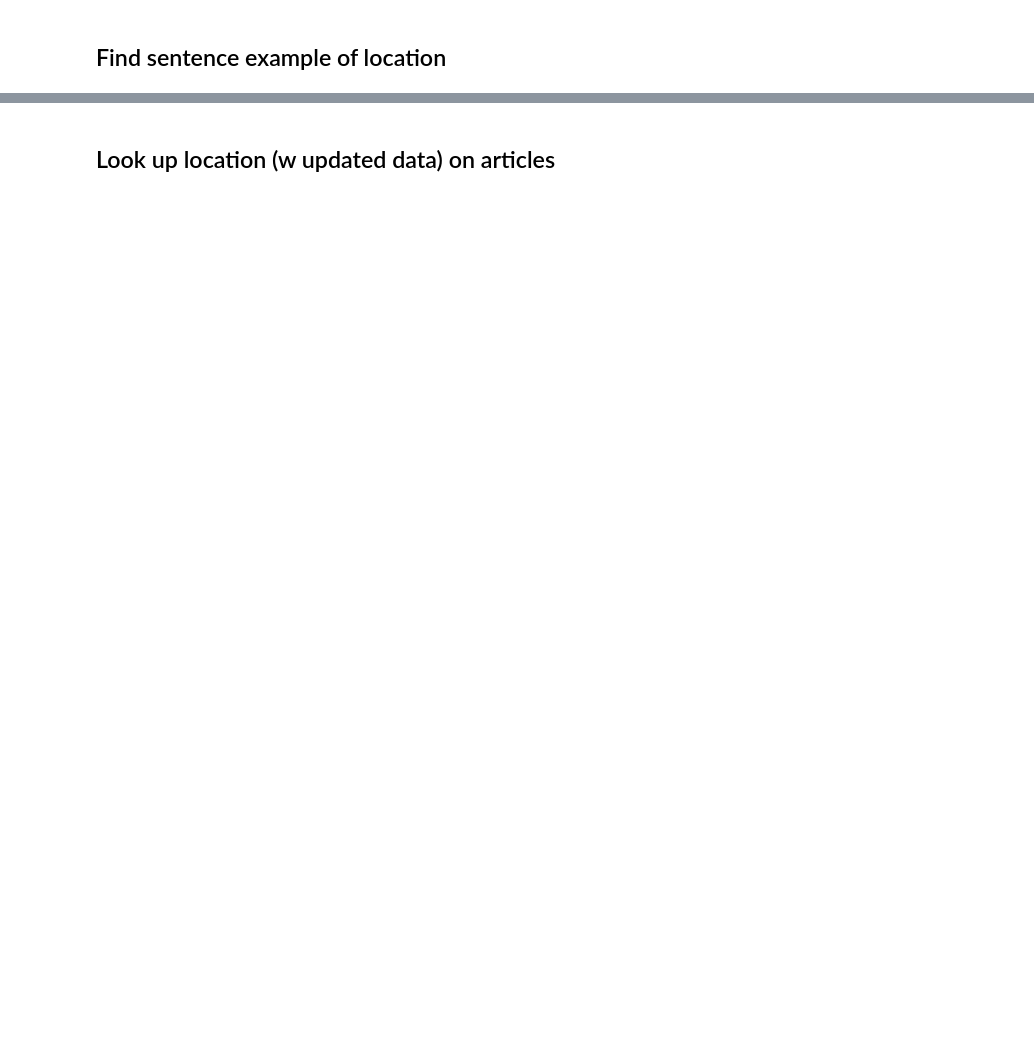
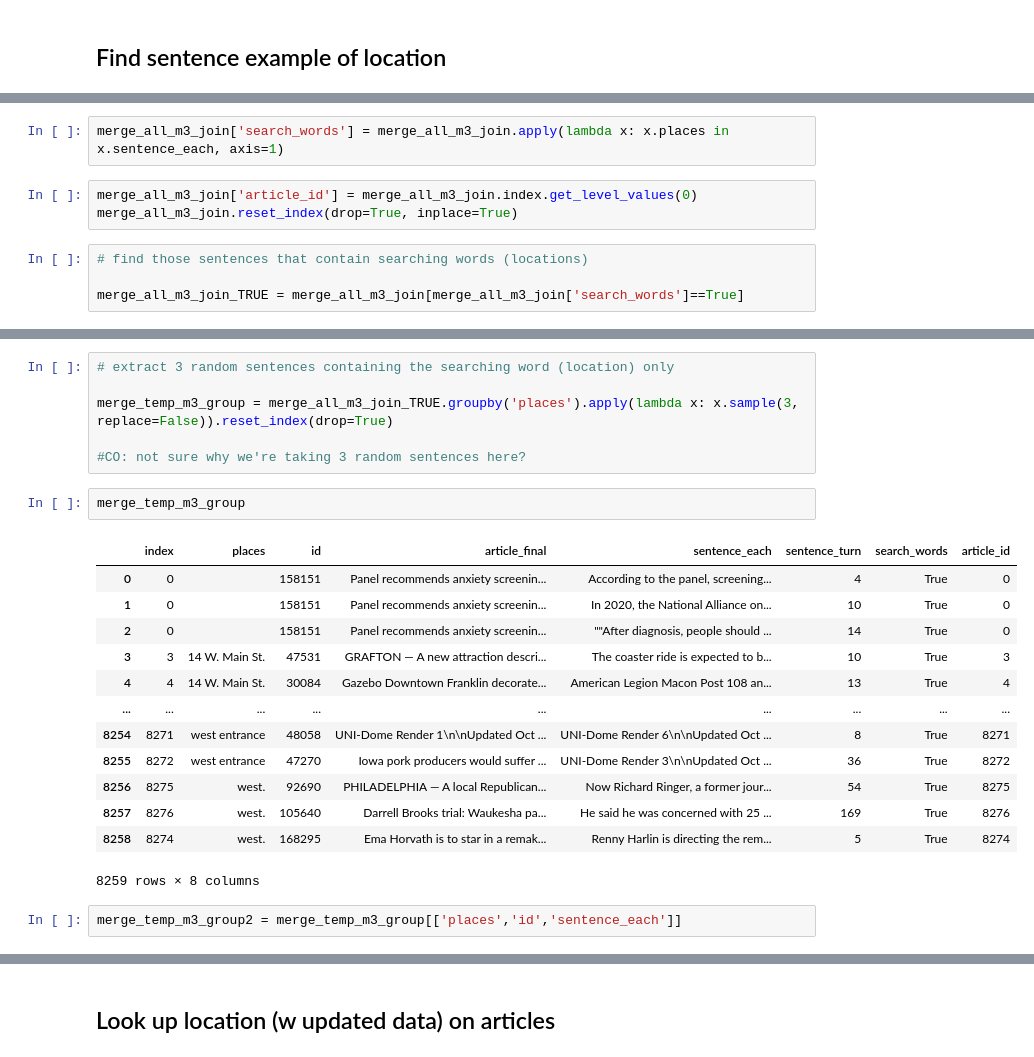
Before and after one commit to ykim71/georgia_analysis, a Jupyter notebook: (2)_Georgia_place_analysis.ipynb, the cells around one changed output, grey strips where cells are left out. Cells and saved outputs as stored; diff of their text form; blank space fills up the shorter version.

```diff
--- a/(2)_Georgia_place_analysis.ipynb
+++ b/(2)_Georgia_place_analysis.ipynb
@@ -488,0 +304,9 @@ merge_all_pivot_merge_rest2.to_excel('/content/drive/MyDrive/Georgia/Locations A
+# %%
+merge_all_m3_join['search_words'] = merge_all_m3_join.apply(lambda x: x.places in x.sentence_each, axis=1)
+# %%
+merge_all_m3_join['article_id'] = merge_all_m3_join.index.get_level_values(0)
+merge_all_m3_join.reset_index(drop=True, inplace=True)
+# %%
+# find those sentences that contain searching words (locations)
+
+merge_all_m3_join_TRUE = merge_all_m3_join[merge_all_m3_join['search_words']==True]
@@ -488,0 +332,24 @@ merge_all_pivot_merge_rest2.to_excel('/content/drive/MyDrive/Georgia/Locations A
+# %%
+# extract 3 random sentences containing the searching word (location) only
+
+merge_temp_m3_group = merge_all_m3_join_TRUE.groupby('places').apply(lambda x: x.sample(3, replace=False)).reset_index(drop=True)
+
+#CO: not sure why we're taking 3 random sentences here?
+# %%
+merge_temp_m3_group
+# %% [output]
+|  | index | places | id | article_final | sentence_each | sentence_turn | search_words | article_id |
+| 0 | 0 |  | 158151 | Panel recommends anxiety screenin... | According to the panel, screening... | 4 | True | 0 |
+| 1 | 0 |  | 158151 | Panel recommends anxiety screenin... | In 2020, the National Alliance on... | 10 | True | 0 |
+| 2 | 0 |  | 158151 | Panel recommends anxiety screenin... | ""After diagnosis, people should ... | 14 | True | 0 |
+| 3 | 3 | 14 W. Main St. | 47531 | GRAFTON — A new attraction descri... | The coaster ride is expected to b... | 10 | True | 3 |
+| 4 | 4 | 14 W. Main St. | 30084 | Gazebo Downtown Franklin decorate... | American Legion Macon Post 108 an... | 13 | True | 4 |
+| ... | ... | ... | ... | ... | ... | ... | ... | ... |
+| 8254 | 8271 | west entrance | 48058 | UNI-Dome Render 1\n\nUpdated Oct ... | UNI-Dome Render 6\n\nUpdated Oct ... | 8 | True | 8271 |
+| 8255 | 8272 | west entrance | 47270 | Iowa pork producers would suffer ... | UNI-Dome Render 3\n\nUpdated Oct ... | 36 | True | 8272 |
+| 8256 | 8275 | west. | 92690 | PHILADELPHIA — A local Republican... | Now Richard Ringer, a former jour... | 54 | True | 8275 |
+| 8257 | 8276 | west. | 105640 | Darrell Brooks trial: Waukesha pa... | He said he was concerned with 25 ... | 169 | True | 8276 |
+| 8258 | 8274 | west. | 168295 | Ema Horvath is to star in a remak... | Renny Harlin is directing the rem... | 5 | True | 8274 |
+8259 rows × 8 columns
+# %%
+merge_temp_m3_group2 = merge_temp_m3_group[['places','id','sentence_each']]
```
Also changed, not shown: parts of 230 cells of this notebook.
